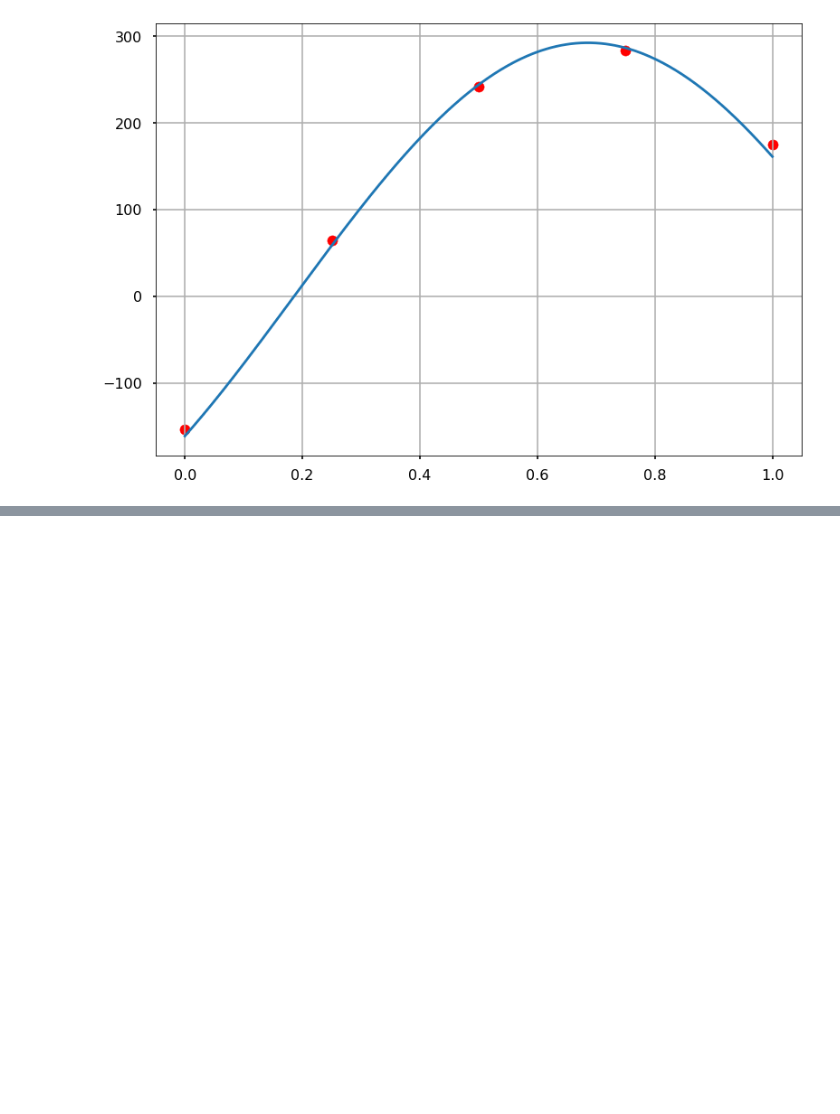
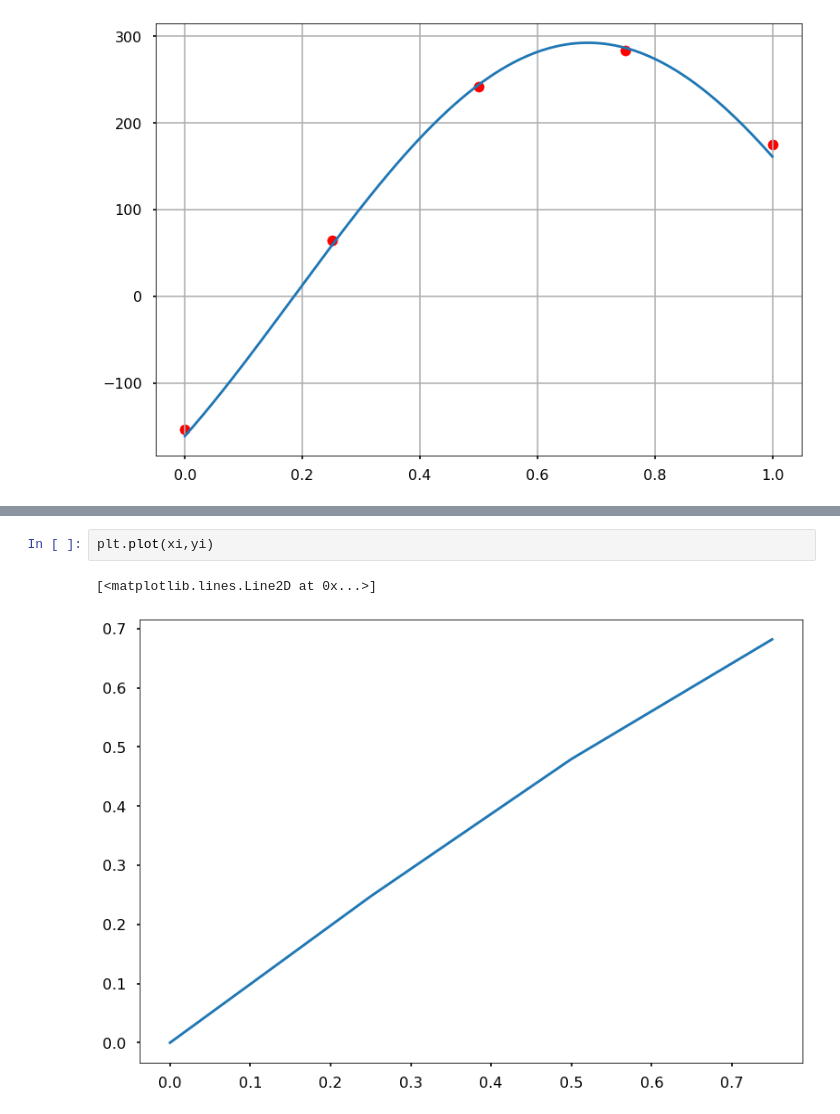
Before and after one commit to braiansmarzaro/Numeric-Calculus, a Jupyter notebook: Interpolacao.ipynb, the cells around one changed output, grey strips where cells are left out. Drawn from its saved outputs; the diff is of its cells as text; blank space fills up the shorter version.

```diff
--- a/Interpolacao.ipynb
+++ b/Interpolacao.ipynb
@@ -300,0 +375,5 @@ plt.show()
+# %%
+plt.plot(xi,yi)
+# %% [output]
+[<matplotlib.lines.Line2D at 0x...>]
+[figure, added]
```
Also changed, not shown: parts of 6 cells of this notebook, 4 other files.
